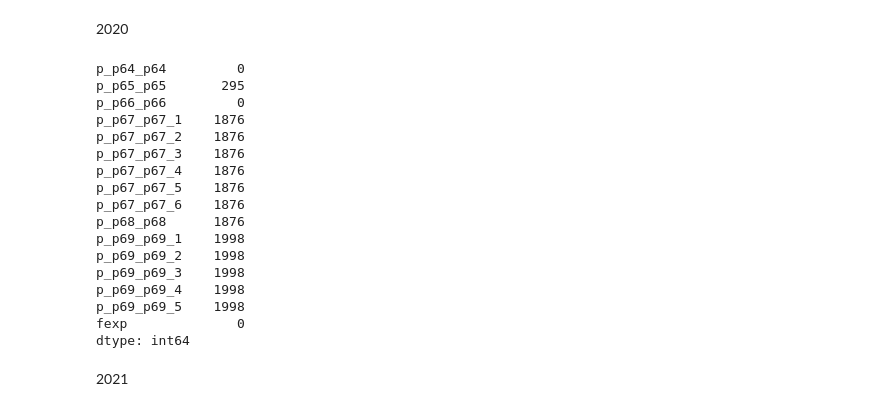
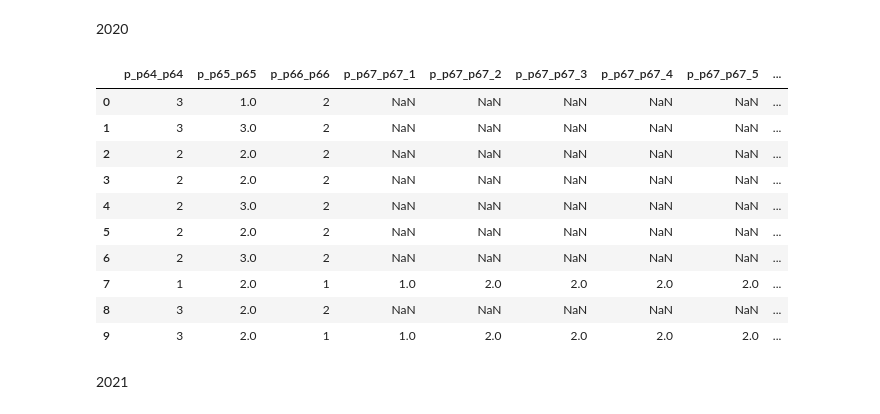
Before and after one commit to JuanParraG/dinamita-de-datos, a Jupyter notebook: Análisis de datos.ipynb, the cells around one changed output. Saved outputs shown, nothing was run; the diff lists cells and outputs as text; code cells hidden in the pictures.

```diff
--- a/Análisis de datos.ipynb
+++ b/Análisis de datos.ipynb
@@ -54,38 +54,33 @@ import statsmodels.api as sm
 # %%
 ruta ="Bases de datos/1.4. Bases CCB/ECN/2020/Base_2020.csv"
 listaColumnasECN = ['p_p64_p64',
                     'p_p65_p65',
                     'p_p66_p66',
-                    'p_p67_p67_1', 'p_p67_p67_2', 'p_p67_p67_3','p_p67_p67_4', 'p_p67_p67_5' , 'p_p67_p67_6',
-                    'p_p68_p68',
-                    'p_p69_p69_1', 'p_p69_p69_2','p_p69_p69_3', 'p_p69_p69_4', 'p_p69_p69_5',
+                    'p_p67_p67_1', 'p_p67_p67_2', 'p_p67_p67_3','p_p67_p67_4', 'p_p67_p67_5' , 'p_p67_p67_6', 'p_p68_p68',
+                    #hurto,        delitosinfo,    fraude,       extorsion,      ESTAFA,      hurto auto,    denuncio
+                    'p_p69_p69_1', 'p_p69_p69_2', 'p_p69_p69_3',         'p_p69_p69_4',        'p_p69_p69_5',
+                    #Aplicación,  Casa de Justicia,nspección de policía   URI de la Fiscalía    GAULA
                     'fexp']
 
 ECN2020 = pd.read_csv(ruta,encoding='iso-8859-1')
 ECN2020 = ECN2020.loc[:, listaColumnasECN]
-ECN2020.head(3)
-ECN2020.dtypes
-ECN2020.isnull().sum()
+ECN2020.head(10)
+#ECN2020.dtypes
+#ECN2020.isnull().sum()
 #ECN2020.shape (2221, 16)
 #sns.pairplot(data)
 #plt.show()
 # %% [output]
-p_p64_p64         0
-p_p65_p65       295
-p_p66_p66         0
-p_p67_p67_1    1876
-p_p67_p67_2    1876
-p_p67_p67_3    1876
-p_p67_p67_4    1876
-p_p67_p67_5    1876
-p_p67_p67_6    1876
-p_p68_p68      1876
-p_p69_p69_1    1998
-p_p69_p69_2    1998
-p_p69_p69_3    1998
-p_p69_p69_4    1998
-p_p69_p69_5    1998
-fexp              0
-dtype: int64
+|  | p_p64_p64 | p_p65_p65 | p_p66_p66 | p_p67_p67_1 | p_p67_p67_2 | p_p67_p67_3 | p_p67_p67_4 | p_p67_p67_5 | ... |
+| 0 | 3 | 1.0 | 2 | NaN | NaN | NaN | NaN | NaN | ... |
+| 1 | 3 | 3.0 | 2 | NaN | NaN | NaN | NaN | NaN | ... |
+| 2 | 2 | 2.0 | 2 | NaN | NaN | NaN | NaN | NaN | ... |
+| 3 | 2 | 2.0 | 2 | NaN | NaN | NaN | NaN | NaN | ... |
+| 4 | 2 | 3.0 | 2 | NaN | NaN | NaN | NaN | NaN | ... |
+| 5 | 2 | 2.0 | 2 | NaN | NaN | NaN | NaN | NaN | ... |
+| 6 | 2 | 3.0 | 2 | NaN | NaN | NaN | NaN | NaN | ... |
+| 7 | 1 | 2.0 | 1 | 1.0 | 2.0 | 2.0 | 2.0 | 2.0 | ... |
+| 8 | 3 | 2.0 | 2 | NaN | NaN | NaN | NaN | NaN | ... |
+| 9 | 3 | 2.0 | 1 | 1.0 | 2.0 | 2.0 | 2.0 | 2.0 | ... |
 # %% [markdown]
 2021
```
Also changed, not shown: parts of 4 cells of this notebook, 1 other file.
